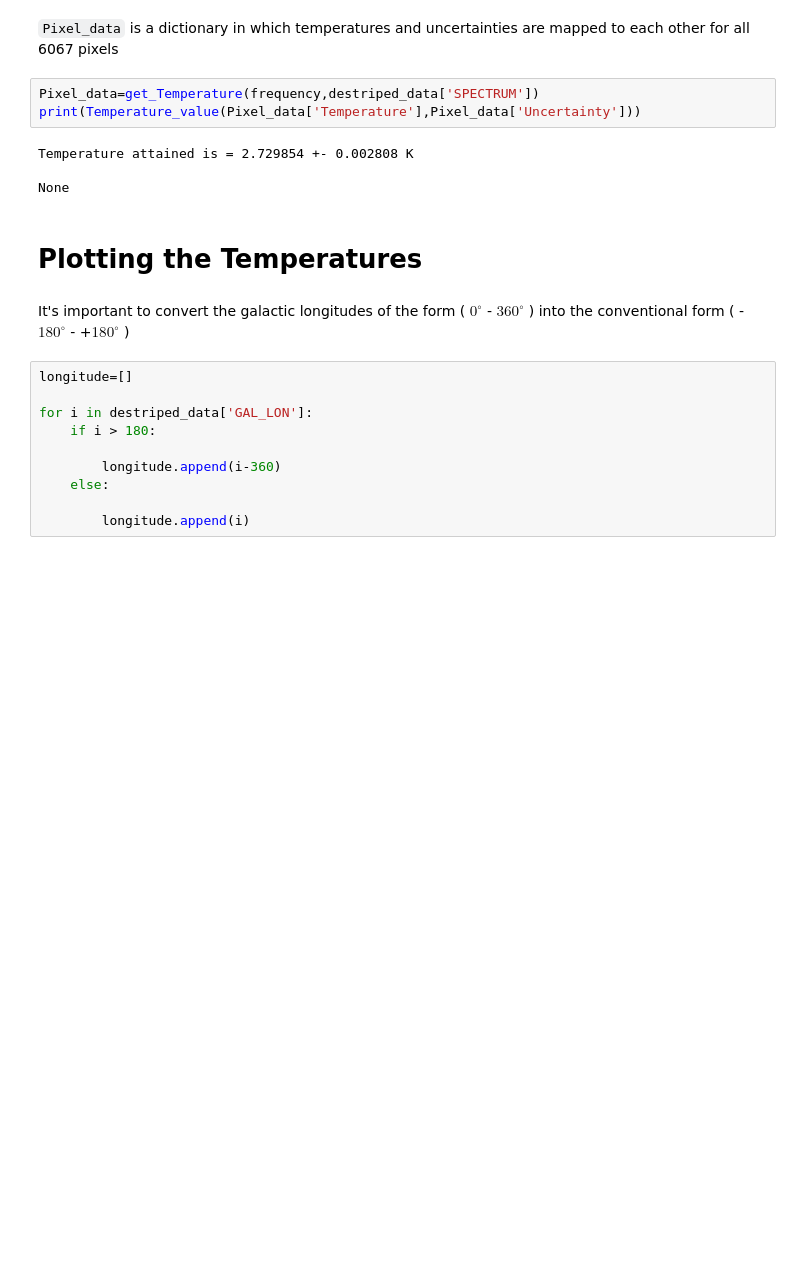
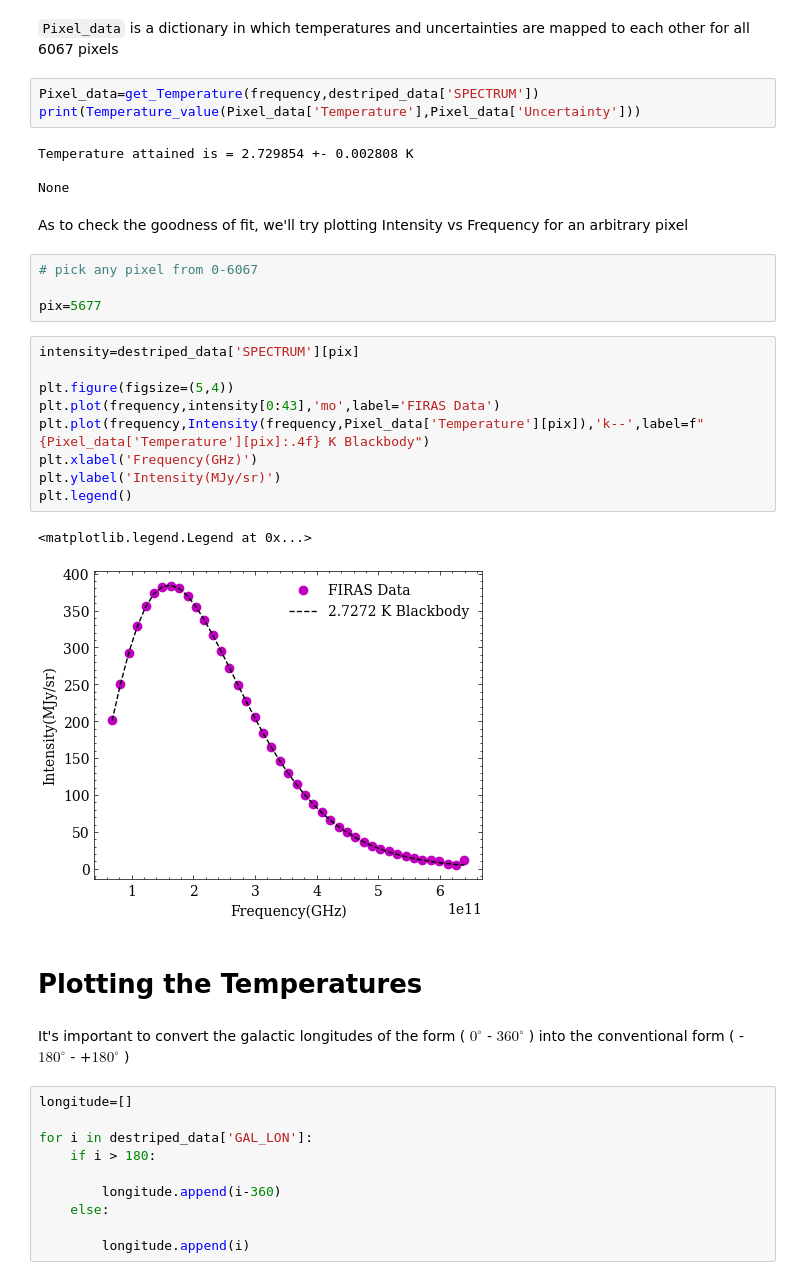
Before and after one commit to Soumomo/Motion-of-solar-system, a Jupyter notebook: Code/main.ipynb, the cells around one changed output. Cells and saved outputs as stored; diff of their text form; blank space fills up the shorter version.

```diff
--- a/Code/main.ipynb
+++ b/Code/main.ipynb
@@ -147,6 +133,24 @@ print(Temperature_value(Pixel_data['Temperature'],Pixel_data['Uncertainty']))
 Temperature attained is = 2.729854 +- 0.002808 K
 
 None
+# %% [markdown]
+As to check the goodness of fit, we'll try plotting Intensity vs Frequency for an arbitrary pixel
+# %%
+# pick any pixel from 0-6067
+
+pix=5677
+# %%
+intensity=destriped_data['SPECTRUM'][pix]
+
+plt.figure(figsize=(5,4))
+plt.plot(frequency,intensity[0:43],'mo',label='FIRAS Data')
+plt.plot(frequency,Intensity(frequency,Pixel_data['Temperature'][pix]),'k--',label=f"{Pixel_data['Temperature'][pix]:.4f} K Blackbody")
+plt.xlabel('Frequency(GHz)')
+plt.ylabel('Intensity(MJy/sr)')
+plt.legend()
+# %% [output]
+<matplotlib.legend.Legend at 0x...>
+[figure, added]
 # %% [markdown]
 # Plotting the Temperatures
 # %% [markdown]
```
Also changed, not shown: parts of 35 cells of this notebook, 3 other files.
